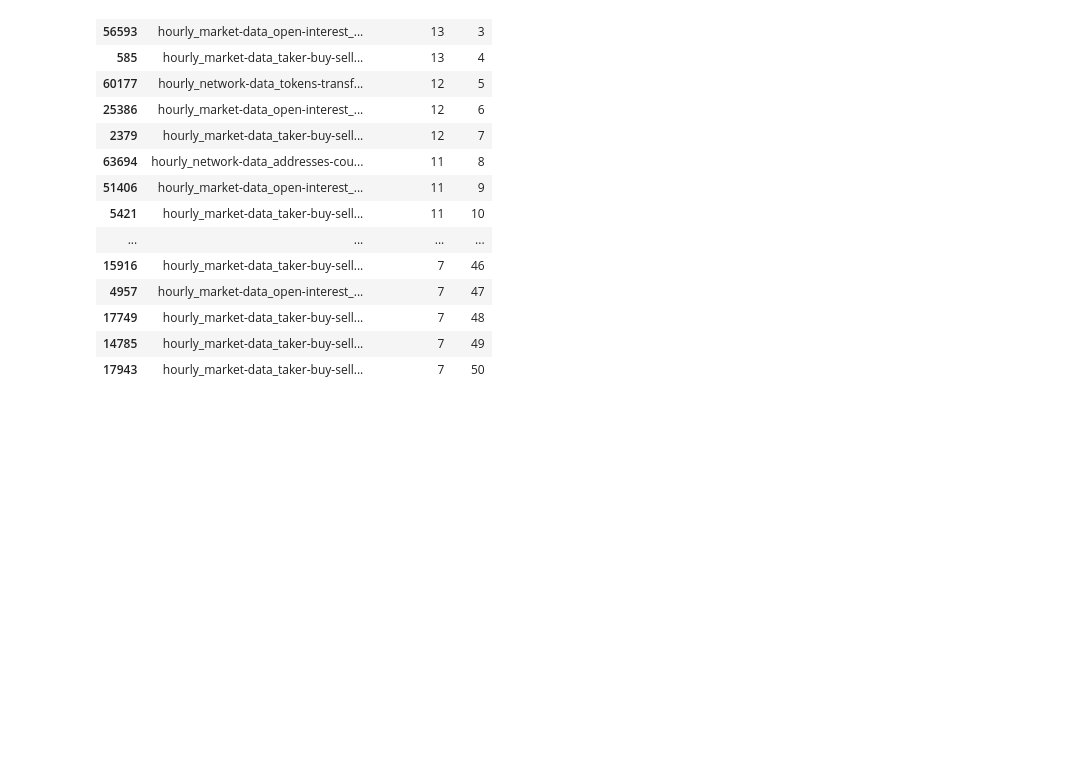
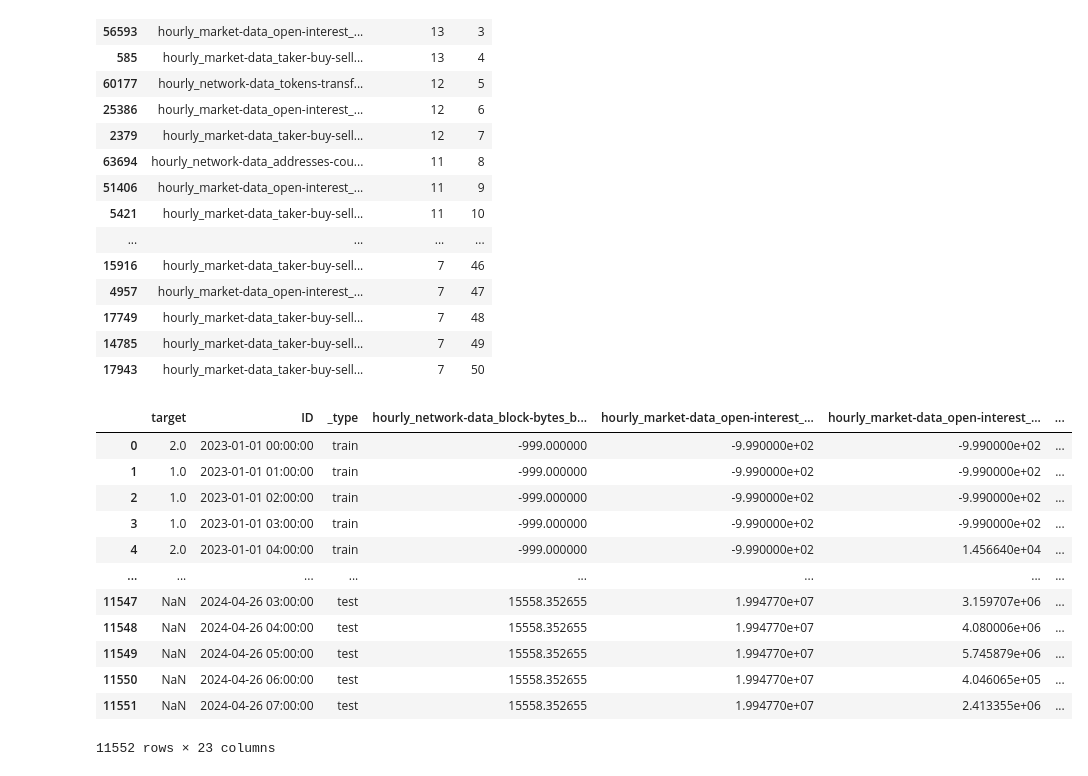
Before and after one commit to boostcampaitech7/level1-classificationinmachinelearning-recsys-07, a Jupyter notebook: dev/ryu/rolling+shift_LGBM.ipynb, the cells around one changed output. Drawn from its saved outputs; the diff is of its cells as text; code cells hidden in the pictures; blank space fills up the shorter version.

```diff
--- a/dev/ryu/rolling+shift_LGBM.ipynb
+++ b/dev/ryu/rolling+shift_LGBM.ipynb
@@ -254,2 +223,19 @@ Top 50 Feature Importances with Ranking:
+# %%
+top_20_data = top_50_data[['target', 'ID', '_type'] + top_50_data.columns[~top_50_data.columns.isin(['target', 'ID', '_type'])][:20].tolist()]
+# top_20_data
+# %% [output]
+|  | target | ID | _type | hourly_network-data_block-bytes_b... | hourly_market-data_open-interest_... | hourly_market-data_open-interest_... | ... |
+| 0 | 2.0 | 2023-01-01 00:00:00 | train | -999.000000 | -9.990000e+02 | -9.990000e+02 | ... |
+| 1 | 1.0 | 2023-01-01 01:00:00 | train | -999.000000 | -9.990000e+02 | -9.990000e+02 | ... |
+| 2 | 1.0 | 2023-01-01 02:00:00 | train | -999.000000 | -9.990000e+02 | -9.990000e+02 | ... |
+| 3 | 1.0 | 2023-01-01 03:00:00 | train | -999.000000 | -9.990000e+02 | -9.990000e+02 | ... |
+| 4 | 2.0 | 2023-01-01 04:00:00 | train | -999.000000 | -9.990000e+02 | 1.456640e+04 | ... |
+| ... | ... | ... | ... | ... | ... | ... | ... |
+| 11547 | NaN | 2024-04-26 03:00:00 | test | 15558.352655 | 1.994770e+07 | 3.159707e+06 | ... |
+| 11548 | NaN | 2024-04-26 04:00:00 | test | 15558.352655 | 1.994770e+07 | 4.080006e+06 | ... |
+| 11549 | NaN | 2024-04-26 05:00:00 | test | 15558.352655 | 1.994770e+07 | 5.745879e+06 | ... |
+| 11550 | NaN | 2024-04-26 06:00:00 | test | 15558.352655 | 1.994770e+07 | 4.046065e+05 | ... |
+| 11551 | NaN | 2024-04-26 07:00:00 | test | 15558.352655 | 1.994770e+07 | 2.413355e+06 | ... |
+11552 rows × 23 columns
 # %%
 df=top_50_data
```
Also changed, not shown: parts of 8 cells of this notebook, 2 other files.
